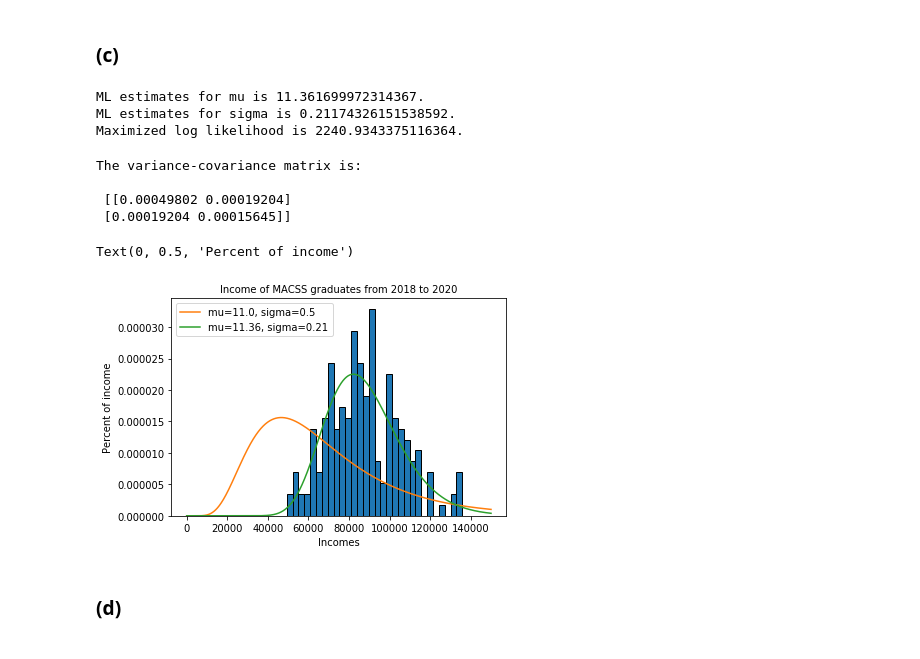
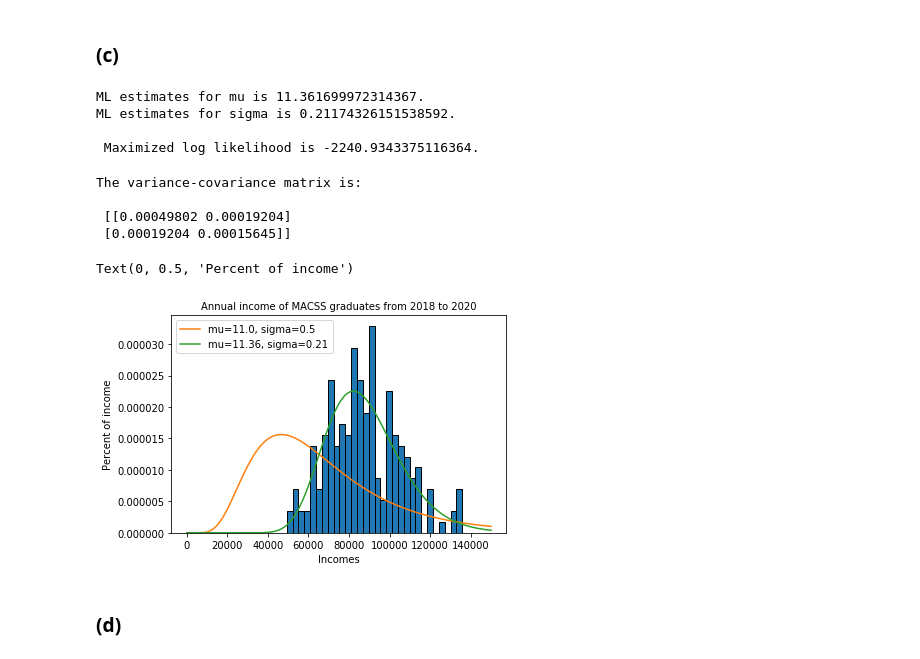
Before and after one commit to timqzhang/persp-model-econ_w20, a Jupyter notebook: ProblemSets/PS4/per_hw4.ipynb, the cells around one changed output. Drawn from its saved outputs; the diff is of its cells as text; code cells hidden in the pictures.

```diff
--- a/ProblemSets/PS4/per_hw4.ipynb
+++ b/ProblemSets/PS4/per_hw4.ipynb
@@ -101,11 +101,12 @@ mu_esti=para_esti.x[0]
 sigma_esti=para_esti.x[1]
 print ('ML estimates for mu is {}.'.format(mu_esti))
 print ('ML estimates for sigma is {}.'.format(abs(sigma_esti)))
-print ('Maximized log likelihood is {}.'.format(abs(para_esti.fun)))
+print ('\n Maximized log likelihood is {}.'.format(-para_esti.fun))
 # %% [output]
 ML estimates for mu is 11.361699972314367.
 ML estimates for sigma is 0.21174326151538592.
-Maximized log likelihood is 2240.9343375116364.
+
+ Maximized log likelihood is -2240.9343375116364.
 # %%
 # calc the var-cov matrix
 
@@ -119,20 +120,20 @@ The variance-covariance matrix is:
 # %%
 # plot
 
 ax=plt.gca()
 num_bins = 30
 count, bins, ignored = plt.hist(income, num_bins, density=True, edgecolor='k')
 ax.plot(point,pdf_log,label='mu=11.0, sigma=0.5')
 
 pdf_log_mle=trunc_norm_pdf_log(point, mu_esti, sigma_esti, 0, 150000)
 ax.plot(point,pdf_log_mle,label='mu=11.36, sigma=0.21')
 ax.legend()
-plt.title('Income of MACSS graduates from 2018 to 2020', fontsize=10)
+plt.title('Annual income of MACSS graduates from 2018 to 2020', fontsize=10)
 plt.xlabel(r'Incomes')
 plt.ylabel(r'Percent of income')
 # %% [output]
 Text(0, 0.5, 'Percent of income')
-[figure, old version]
+[figure, new version]
 # %% [markdown]
 ### (d)
 # %%
```
Also changed, not shown: parts of 2 cells of this notebook.
